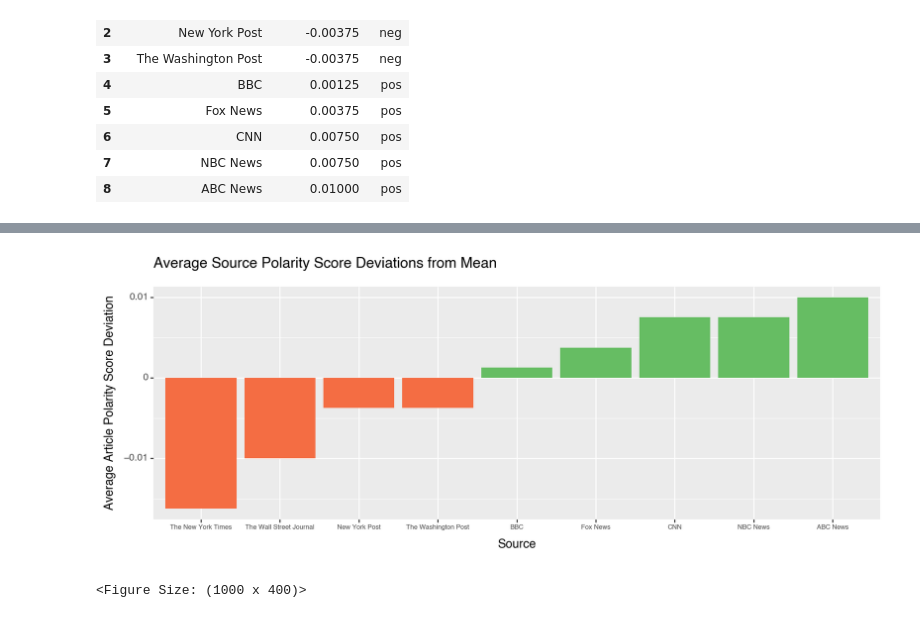
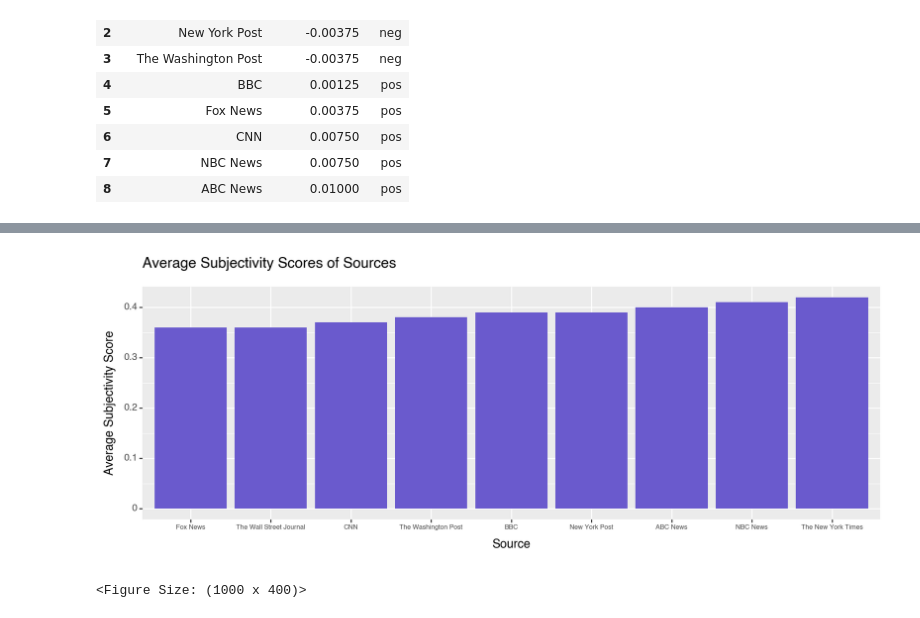
Before and after one commit to kamilapalys/capstone, a Jupyter notebook: src/news.ipynb, the cells around one changed output, grey strips where cells are left out. Cells and saved outputs as stored; diff of their text form; code cells hidden in the pictures.

Commit message:
subjectivity bar chart, detected outliers, started PCA

```diff
--- a/src/news.ipynb
+++ b/src/news.ipynb
@@ -609,0 +651,15 @@ polarity_devs
+# %%
+source_avg_subj = pd.DataFrame({'source':scores_df['source'].value_counts().index,
+                              'avg_subj':scores_df[scores_df['topic'] == 'Chinese Surveillance Balloon']\
+                                ['average_subjectivity_for_source']})
+source_avg_subj.sort_values(by='avg_subj', ascending=True, inplace=True)
+source_avg_subj.reset_index(drop=True, inplace=True)
+
+source_order = CategoricalDtype(
+    ["Fox News", "The Wall Street Journal", "CNN",
+     "The Washington Post", "BBC", "New York Post", "ABC News", "NBC News", "The New York Times"],
+    ordered=False
+)
+source_avg_subj['source'] = source_avg_subj['source'].astype(source_order)
+
+source_avg_subj
@@ -610,13 +677,11 @@ polarity_devs
 # %%
-colors = {"pos":'#66bd63', "neg":'#f46d43'}
-
 (
-ggplot(polarity_devs, aes(x="source", y="polarity_dev", fill="sign"))
-+ geom_col(stat="identity")
-+ labs(x='Source', y='Average Article Polarity Score Deviation', title='Average Source Polarity Score Deviations from Mean')
+ggplot(source_avg_subj, aes(x="source", y="avg_subj"))
++ geom_col(stat="identity", fill="slateblue")
++ labs(x='Source', y='Average Subjectivity Score', title='Average Subjectivity Scores of Sources')
 + theme(figure_size = (10, 4), axis_text_x=element_text(size=6, face='bold'), legend_position = "none")
 + scale_fill_manual(values = colors)
 )
 # %% [output]
-[figure, old version]
+[figure, new version]
 <Figure Size: (1000 x 400)>
```
Also changed, not shown: parts of 8 cells of this notebook.
